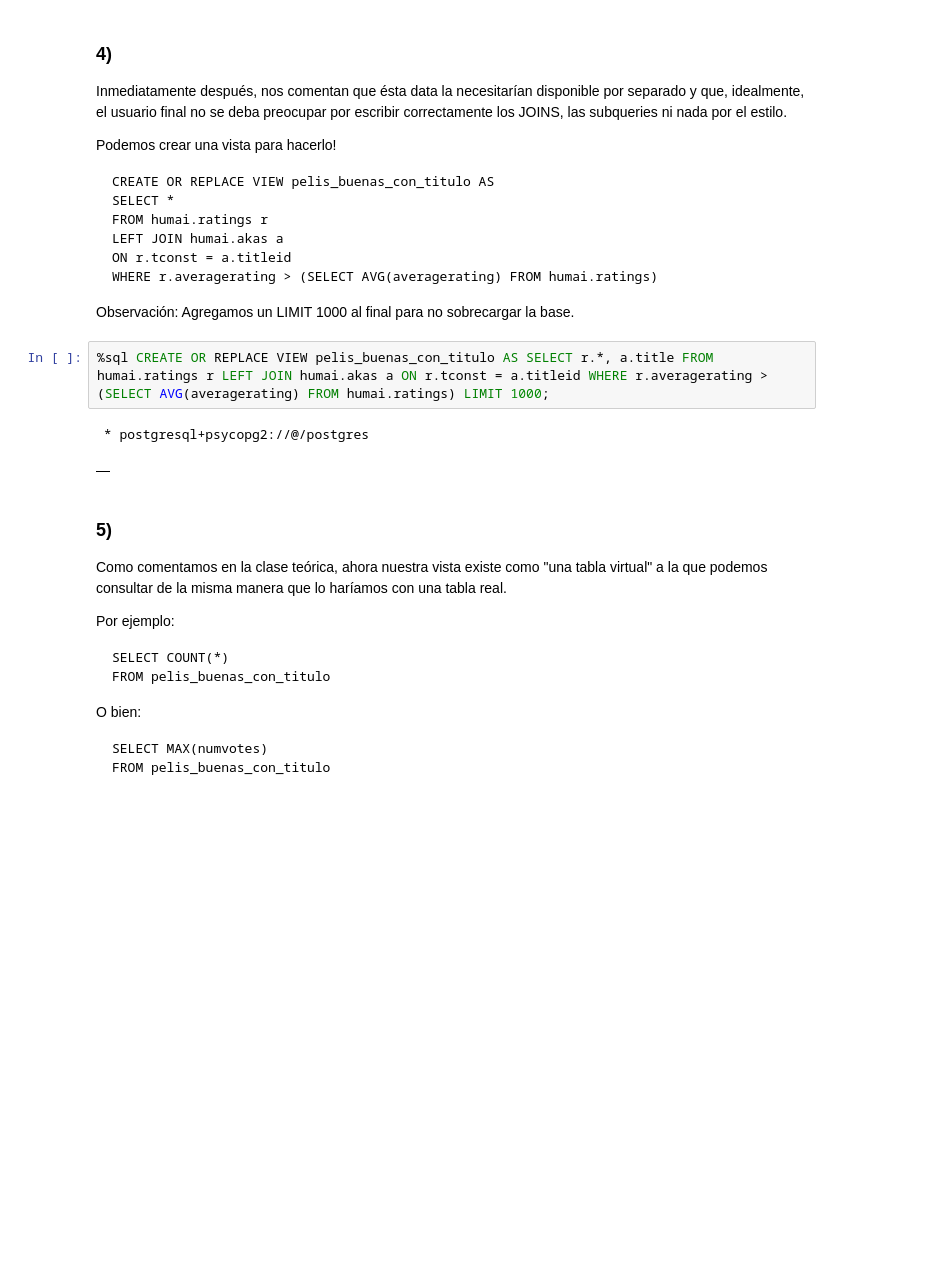
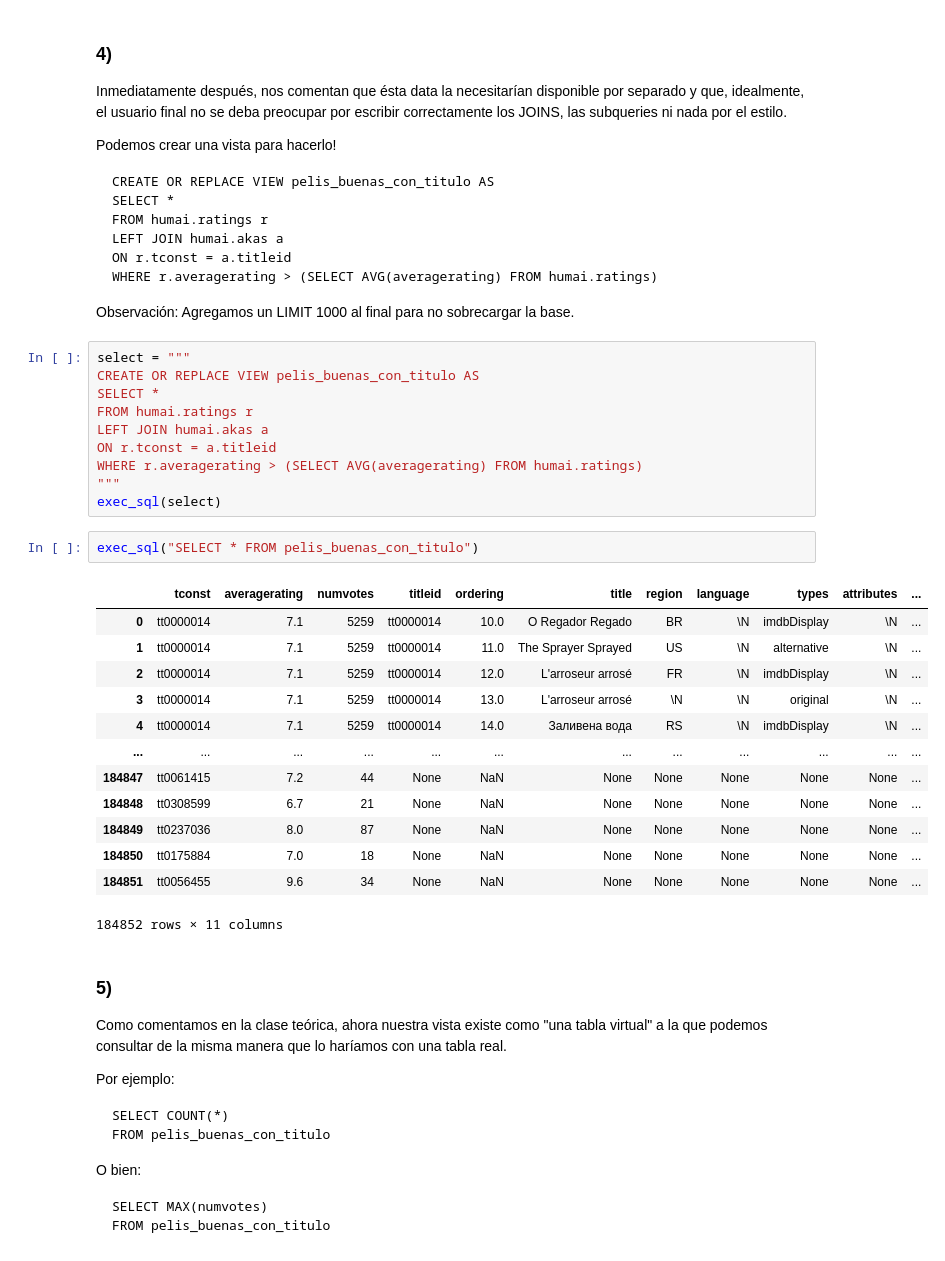
Before and after one commit to institutohumai/cursos-python, a Jupyter notebook: BasesDeDatos/2_SQL/sql_practica_2_solucion.ipynb, the cells around one changed output. Cells and saved outputs as stored; diff of their text form; blank space fills up the shorter version.

````diff
--- a/BasesDeDatos/2_SQL/sql_practica_2_solucion.ipynb
+++ b/BasesDeDatos/2_SQL/sql_practica_2_solucion.ipynb
@@ -201,10 +243,31 @@ WHERE r.averagerating > (SELECT AVG(averagerating) FROM humai.ratings)
 ```
 Observación: Agregamos un LIMIT 1000 al final para no sobrecargar la base.
 # %%
-%sql CREATE OR REPLACE VIEW pelis_buenas_con_titulo AS SELECT r.*, a.title FROM humai.ratings r LEFT JOIN humai.akas a ON r.tconst = a.titleid WHERE r.averagerating > (SELECT AVG(averagerating) FROM humai.ratings) LIMIT 1000;
+select = """
+CREATE OR REPLACE VIEW pelis_buenas_con_titulo AS
+SELECT *
+FROM humai.ratings r
+LEFT JOIN humai.akas a
+ON r.tconst = a.titleid
+WHERE r.averagerating > (SELECT AVG(averagerating) FROM humai.ratings)
+"""
+exec_sql(select)
-# %% [output]
- * postgresql+psycopg2://@/postgres
-|  |
+# %%
+exec_sql("SELECT * FROM pelis_buenas_con_titulo")
+# %% [output]
+|  | tconst | averagerating | numvotes | titleid | ordering | title | region | language | types | attributes | ... |
+| 0 | tt0000014 | 7.1 | 5259 | tt0000014 | 10.0 | O Regador Regado | BR | \N | imdbDisplay | \N | ... |
+| 1 | tt0000014 | 7.1 | 5259 | tt0000014 | 11.0 | The Sprayer Sprayed | US | \N | alternative | \N | ... |
+| 2 | tt0000014 | 7.1 | 5259 | tt0000014 | 12.0 | L'arroseur arrosé | FR | \N | imdbDisplay | \N | ... |
+| 3 | tt0000014 | 7.1 | 5259 | tt0000014 | 13.0 | L'arroseur arrosé | \N | \N | original | \N | ... |
+| 4 | tt0000014 | 7.1 | 5259 | tt0000014 | 14.0 | Заливена вода | RS | \N | imdbDisplay | \N | ... |
+| ... | ... | ... | ... | ... | ... | ... | ... | ... | ... | ... | ... |
+| 184847 | tt0061415 | 7.2 | 44 | None | NaN | None | None | None | None | None | ... |
+| 184848 | tt0308599 | 6.7 | 21 | None | NaN | None | None | None | None | None | ... |
+| 184849 | tt0237036 | 8.0 | 87 | None | NaN | None | None | None | None | None | ... |
+| 184850 | tt0175884 | 7.0 | 18 | None | NaN | None | None | None | None | None | ... |
+| 184851 | tt0056455 | 9.6 | 34 | None | NaN | None | None | None | None | None | ... |
+184852 rows × 11 columns
 # %% [markdown]
 ### 5)
 Como comentamos en la clase teórica, ahora nuestra vista existe como "una tabla virtual" a la que podemos consultar de la misma manera que lo haríamos con una tabla real.
````
Also changed, not shown: parts of 10 cells of this notebook, 2 other files.
